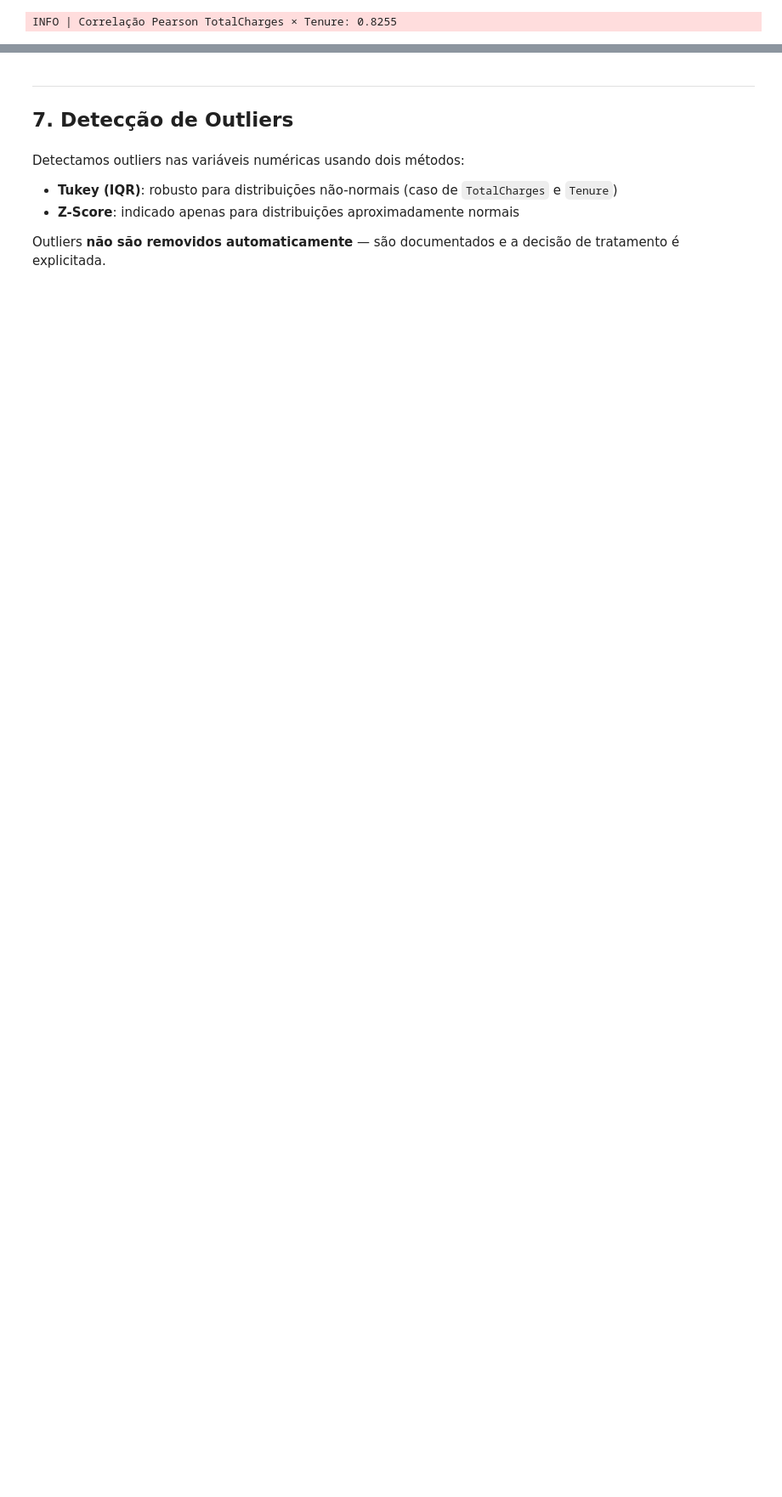
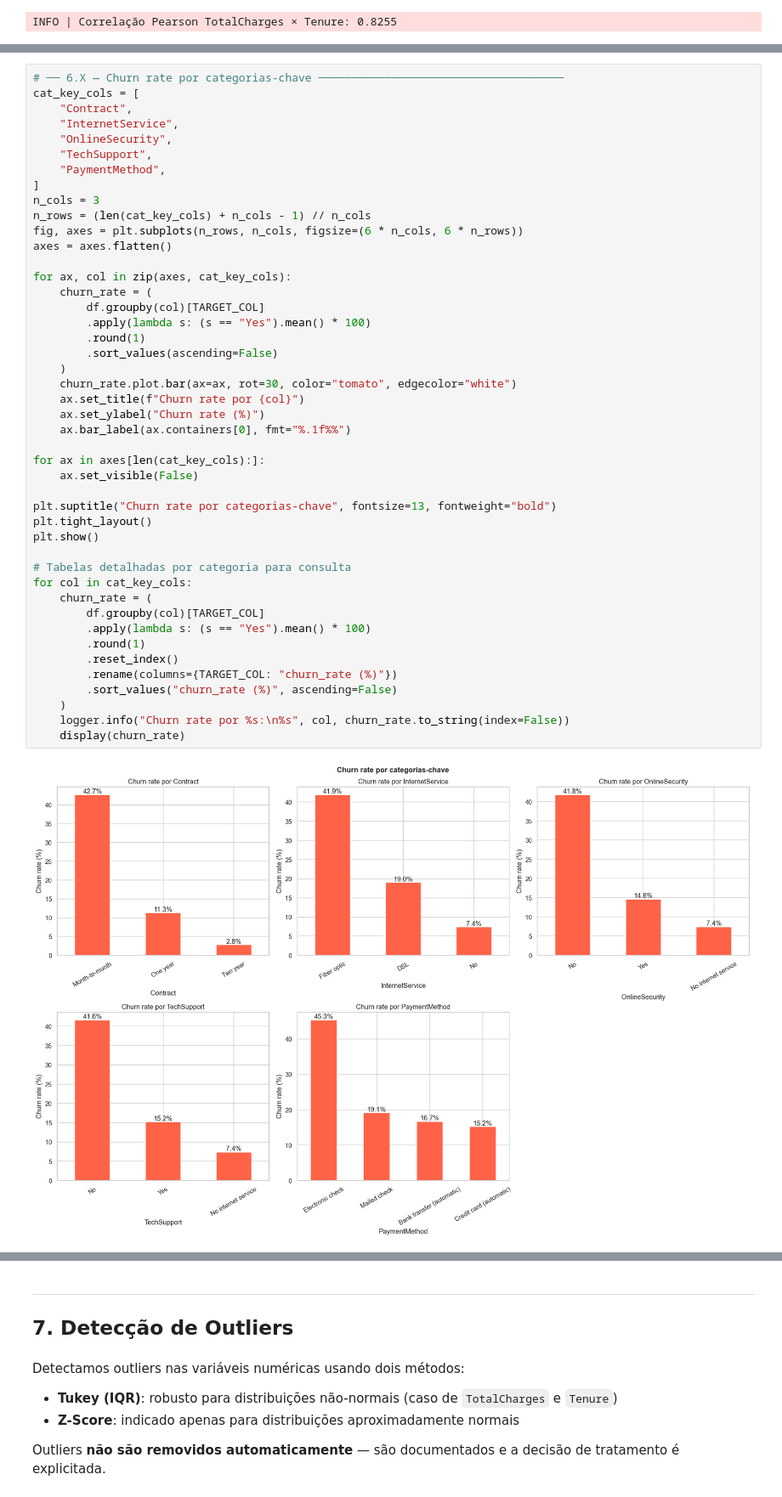
Before and after one commit to Edwardmaster7/ML_TELCO_CHURN, a Jupyter notebook: notebooks/01_eda_feature_engineering.ipynb, the cells around one changed output, grey strips where cells are left out. Shown at 85% size. Cells and saved outputs as stored; diff of their text form; blank space fills up the shorter version.

```diff
--- a/notebooks/01_eda_feature_engineering.ipynb
+++ b/notebooks/01_eda_feature_engineering.ipynb
@@ -465,0 +493,47 @@ INFO | Correlação Pearson TotalCharges × Tenure: 0.8255
+# %%
+# ── 6.X — Churn rate por categorias-chave ─────────────────────────────────────
+cat_key_cols = [
+    "Contract",
+    "InternetService",
+    "OnlineSecurity",
+    "TechSupport",
+    "PaymentMethod",
+]
+n_cols = 3
+n_rows = (len(cat_key_cols) + n_cols - 1) // n_cols
+fig, axes = plt.subplots(n_rows, n_cols, figsize=(6 * n_cols, 6 * n_rows))
+axes = axes.flatten()
+
+for ax, col in zip(axes, cat_key_cols):
+    churn_rate = (
+        df.groupby(col)[TARGET_COL]
+        .apply(lambda s: (s == "Yes").mean() * 100)
+        .round(1)
+        .sort_values(ascending=False)
+    )
+    churn_rate.plot.bar(ax=ax, rot=30, color="tomato", edgecolor="white")
+    ax.set_title(f"Churn rate por {col}")
+    ax.set_ylabel("Churn rate (%)")
+    ax.bar_label(ax.containers[0], fmt="%.1f%%")
+
+for ax in axes[len(cat_key_cols):]:
+    ax.set_visible(False)
+
+plt.suptitle("Churn rate por categorias-chave", fontsize=13, fontweight="bold")
+plt.tight_layout()
+plt.show()
+
+# Tabelas detalhadas por categoria para consulta
+for col in cat_key_cols:
+    churn_rate = (
+        df.groupby(col)[TARGET_COL]
+        .apply(lambda s: (s == "Yes").mean() * 100)
+        .round(1)
+        .reset_index()
+        .rename(columns={TARGET_COL: "churn_rate (%)"})
+        .sort_values("churn_rate (%)", ascending=False)
+    )
+    logger.info("Churn rate por %s:\n%s", col, churn_rate.to_string(index=False))
+    display(churn_rate)
+# %% [output]
+[figure, added]
```
Also changed, not shown: parts of 19 cells of this notebook, 1 other file.
